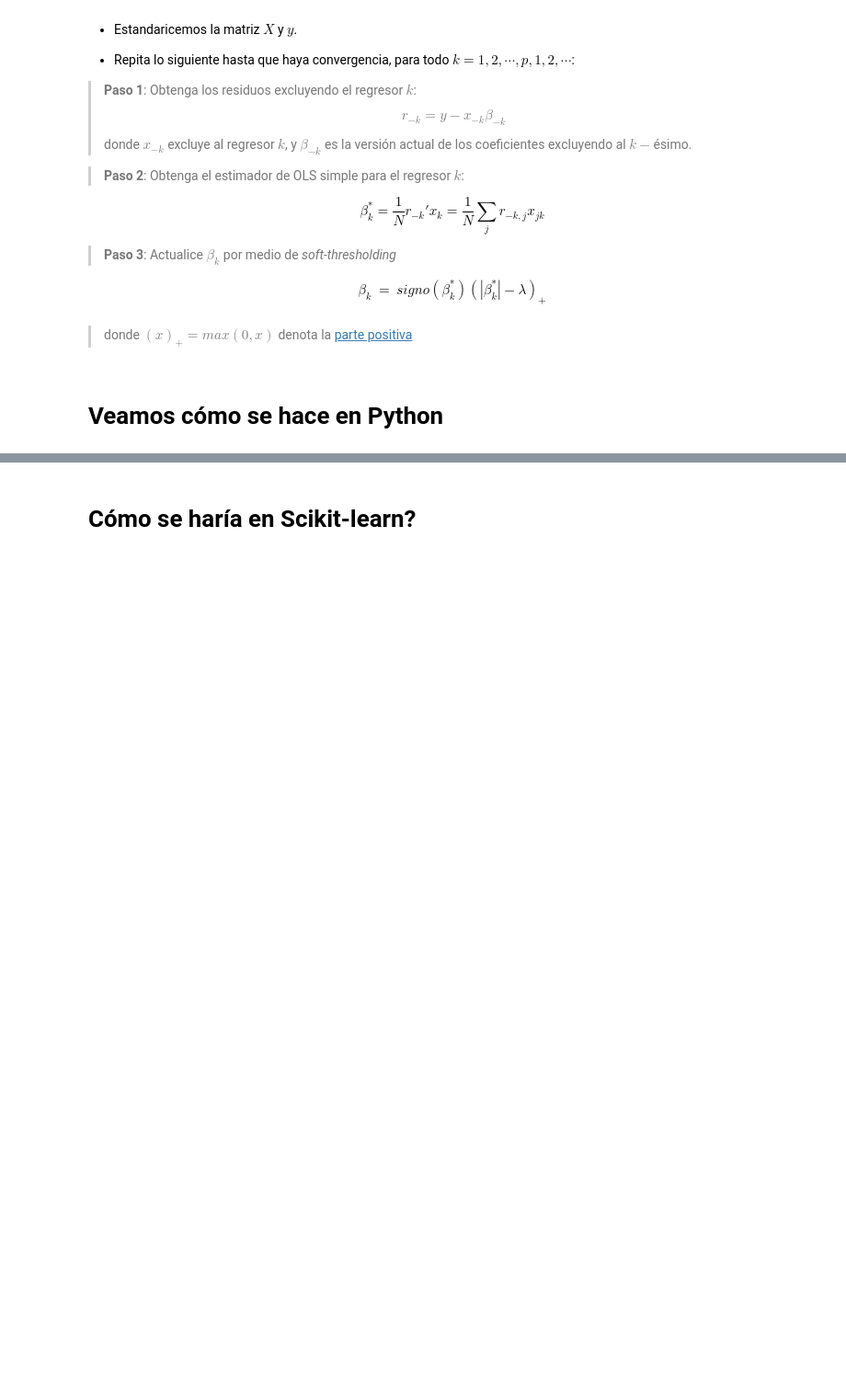
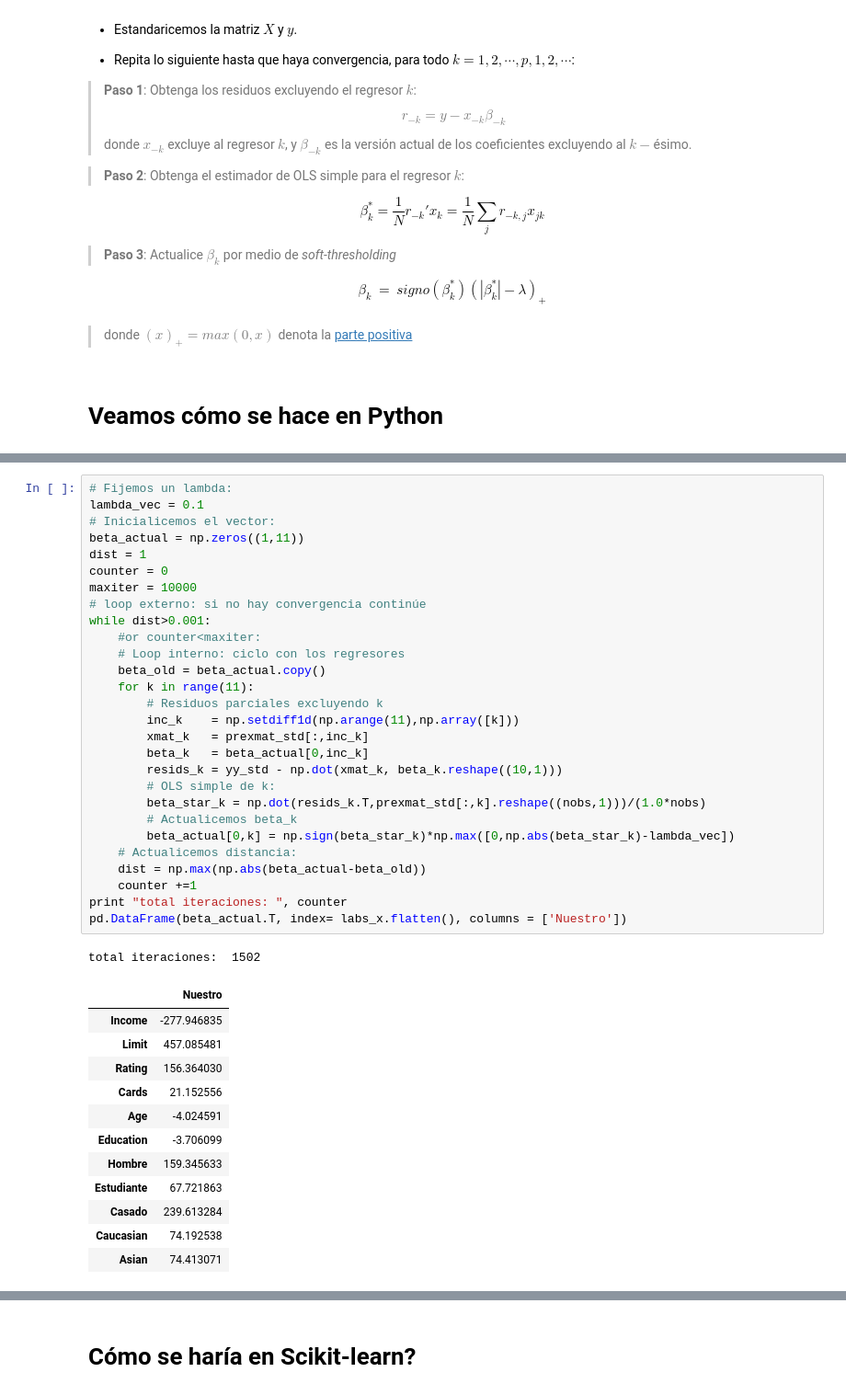
Before and after one commit to german1122/Clase---Anal-tica-, a Jupyter notebook: presentacion - Jonathan y German.ipynb, the cells around one changed output, grey strips where cells are left out. Shown at 92% size. Cells and saved outputs as stored; diff of their text form; blank space fills up the shorter version.

```diff
--- a/presentacion - Jonathan y German.ipynb
+++ b/presentacion - Jonathan y German.ipynb
@@ -135,3 +132,45 @@ yy_std /= yy_std.std()
+# %%
+# Fijemos un lambda:
+lambda_vec = 0.1
+# Inicialicemos el vector:
+beta_actual = np.zeros((1,11))
+dist = 1
+counter = 0
+maxiter = 10000
+# loop externo: si no hay convergencia continúe
+while dist>0.001:
+    #or counter<maxiter:
+    # Loop interno: ciclo con los regresores
+    beta_old = beta_actual.copy()
+    for k in range(11):
+        # Residuos parciales excluyendo k
+        inc_k    = np.setdiff1d(np.arange(11),np.array([k]))
+        xmat_k   = prexmat_std[:,inc_k]
+        beta_k   = beta_actual[0,inc_k]
+        resids_k = yy_std - np.dot(xmat_k, beta_k.reshape((10,1)))
+        # OLS simple de k:
+        beta_star_k = np.dot(resids_k.T,prexmat_std[:,k].reshape((nobs,1)))/(1.0*nobs)
+        # Actualicemos beta_k
+        beta_actual[0,k] = np.sign(beta_star_k)*np.max([0,np.abs(beta_star_k)-lambda_vec])
+    # Actualicemos distancia:
+    dist = np.max(np.abs(beta_actual-beta_old))
+    counter +=1
+print "total iteraciones: ", counter
+pd.DataFrame(beta_actual.T, index= labs_x.flatten(), columns = ['Nuestro'])
+# %% [output]
+total iteraciones:  1502
+|  | Nuestro |
+| Income | -277.946835 |
+| Limit | 457.085481 |
+| Rating | 156.364030 |
+| Cards | 21.152556 |
+| Age | -4.024591 |
+| Education | -3.706099 |
+| Hombre | 159.345633 |
+| Estudiante | 67.721863 |
+| Casado | 239.613284 |
+| Caucasian | 74.192538 |
+| Asian | 74.413071 |
 # %%
 # Fijemos un lambda:
 lambda_vec = 0.1
```
Also changed, not shown: parts of 11 cells of this notebook.
